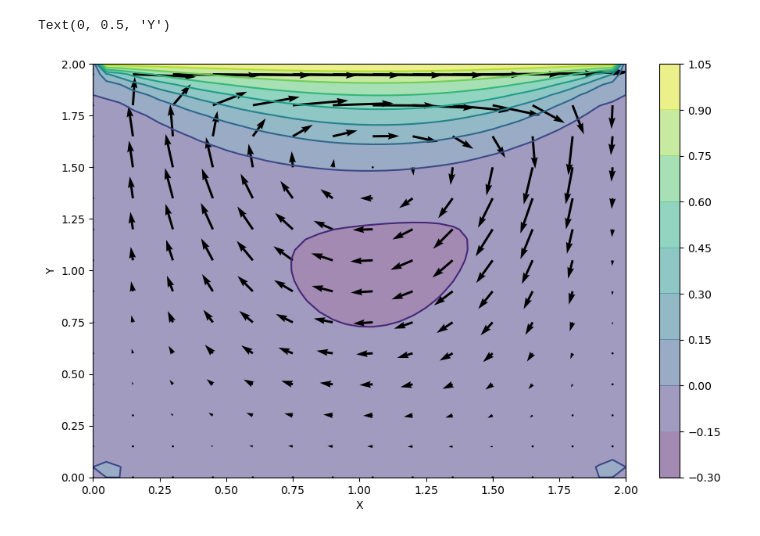
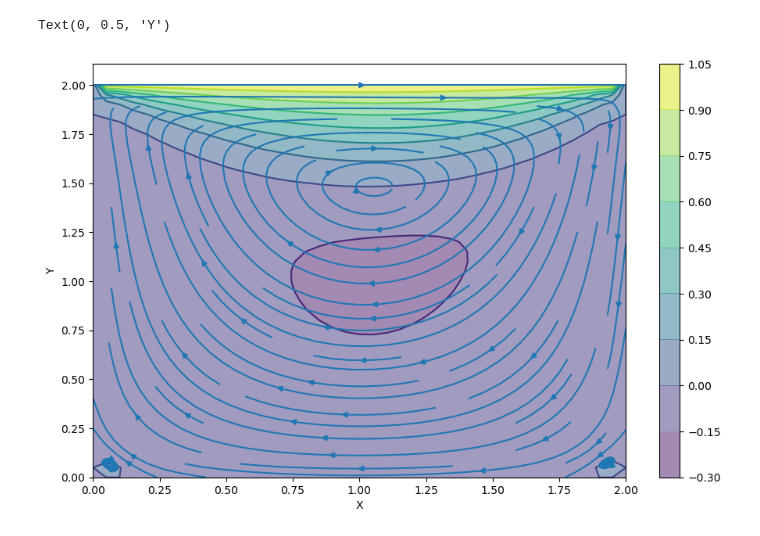
Before and after one commit to ghostktjMactavish/PHY690Code, a Jupyter notebook: NS2d.ipynb, the cells around one changed output. Saved outputs shown, nothing was run; the diff lists cells and outputs as text; code cells hidden in the pictures.

```diff
--- a/NS2d.ipynb
+++ b/NS2d.ipynb
@@ -125,7 +126,7 @@ def cavity_flow(nt,u,v,p,b,vis):
     vn = np.empty_like(v)
     #wn = np.empty_like(w)
 
-    for n in range(nt):
+    for n in tqdm(range(nt)):
         un = u.copy()
         vn = v.copy()
         #wn = w.copy()
@@ -242,11 +243,11 @@ u,v,p = cavity_flow(nt,u,v,p,b,vis)
 # %%
 fig = plt.figure(figsize=(11,7),dpi=100)
 plt.contourf(x,y,u[:,:],alpha=0.5,cmap=cm.viridis)
 plt.colorbar()
 plt.contour(x,y,u[:,:],cmap=cm.viridis)
-plt.quiver(x[::3,::3],y[::3,::3],u[::3,::3],v[::3,::3])
+plt.streamplot(x,y,u,v)
 plt.xlabel('X')
 plt.ylabel('Y')
 # %% [output]
 Text(0, 0.5, 'Y')
-[figure, old version]
+[figure, new version]
```
Also changed, not shown: parts of 8 cells of this notebook.
